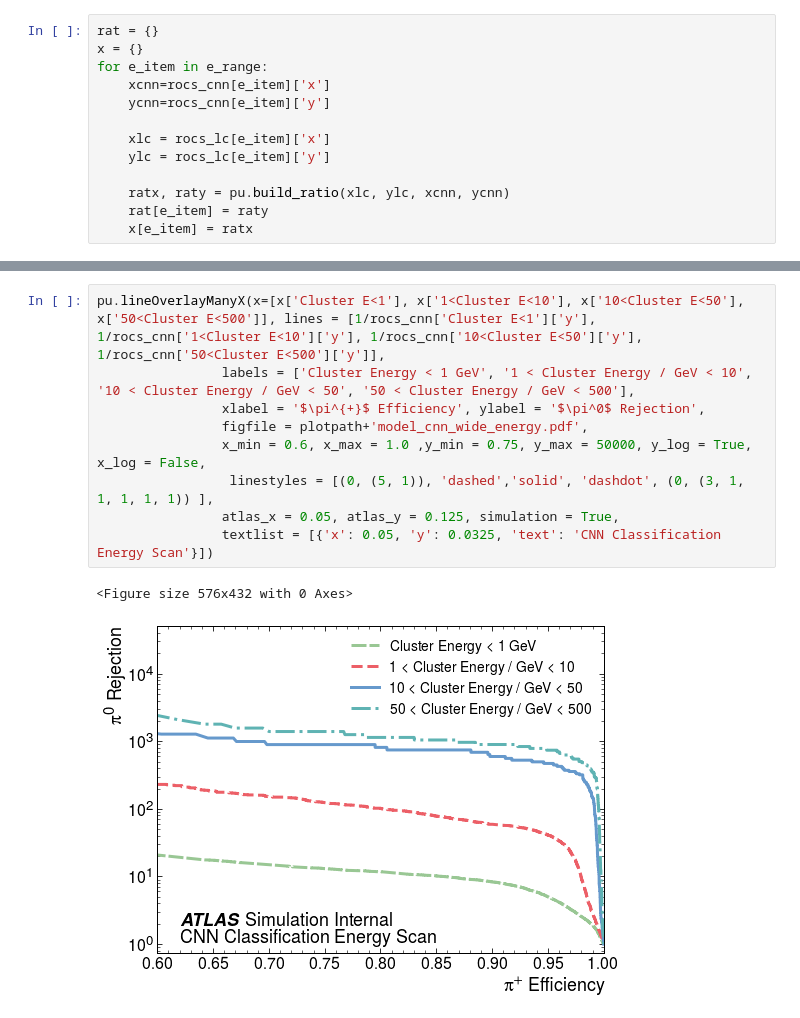
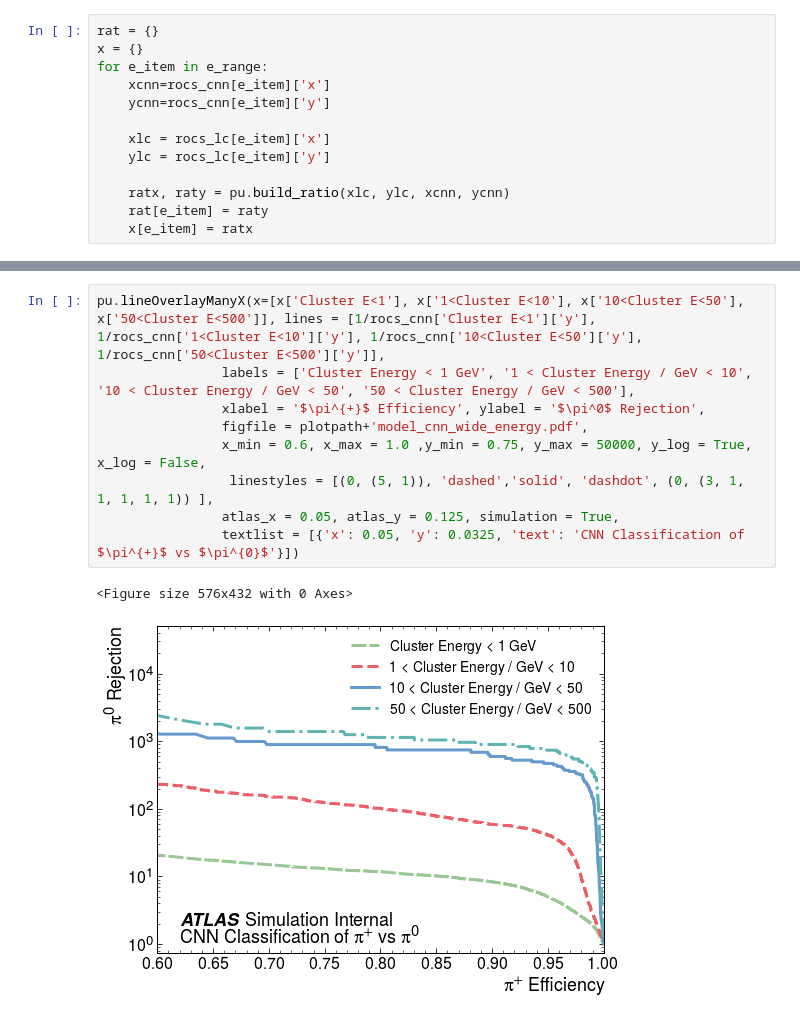
Before and after one commit to russbate42/LCStudies, a Jupyter notebook: classifier/ClassifierPlotting.ipynb, the cells around one changed output, grey strips where cells are left out. Drawn from its saved outputs; the diff is of its cells as text.

```diff
--- a/classifier/ClassifierPlotting.ipynb
+++ b/classifier/ClassifierPlotting.ipynb
@@ -117,12 +118,12 @@ pu.lineOverlayManyX(x=[x['Cluster E<1'], x['1<Cluster E<10'], x['10<Cluster E<50
 # %%
 pu.lineOverlayManyX(x=[x['Cluster E<1'], x['1<Cluster E<10'], x['10<Cluster E<50'], x['50<Cluster E<500']], lines = [1/rocs_cnn['Cluster E<1']['y'], 1/rocs_cnn['1<Cluster E<10']['y'], 1/rocs_cnn['10<Cluster E<50']['y'], 1/rocs_cnn['50<Cluster E<500']['y']],
                 labels = ['Cluster Energy < 1 GeV', '1 < Cluster Energy / GeV < 10', '10 < Cluster Energy / GeV < 50', '50 < Cluster Energy / GeV < 500'],
                 xlabel = '$\pi^{+}$ Efficiency', ylabel = '$\pi^0$ Rejection',
                 figfile = plotpath+'model_cnn_wide_energy.pdf',
                 x_min = 0.6, x_max = 1.0 ,y_min = 0.75, y_max = 50000, y_log = True, x_log = False,
                  linestyles = [(0, (5, 1)), 'dashed','solid', 'dashdot', (0, (3, 1, 1, 1, 1, 1)) ],
                 atlas_x = 0.05, atlas_y = 0.125, simulation = True,
-                textlist = [{'x': 0.05, 'y': 0.0325, 'text': 'CNN Classification Energy Scan'}])
+                textlist = [{'x': 0.05, 'y': 0.0325, 'text': 'CNN Classification of $\pi^{+}$ vs $\pi^{0}$'}])
 # %% [output]
 <Figure size 576x432 with 0 Axes>
-[figure, old version]
+[figure, new version]
```
Also changed, not shown: parts of 2 cells of this notebook.
